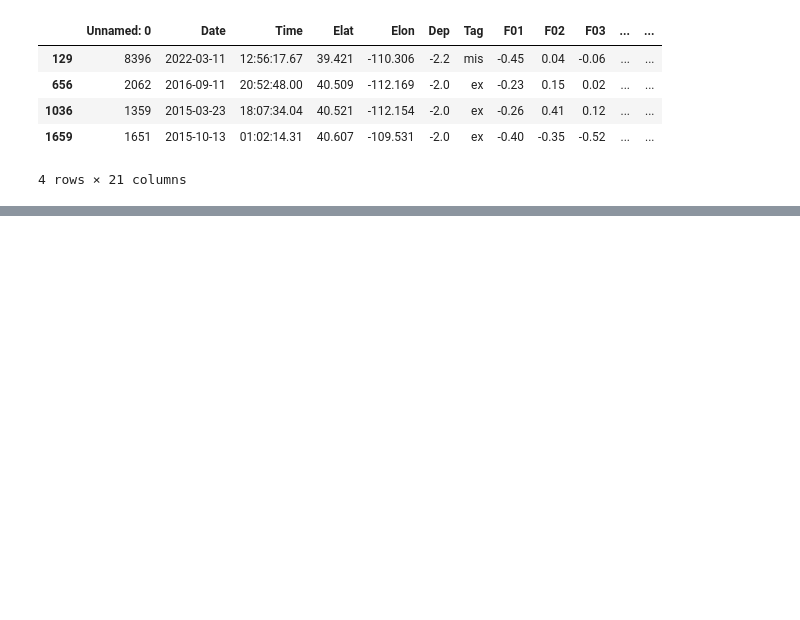
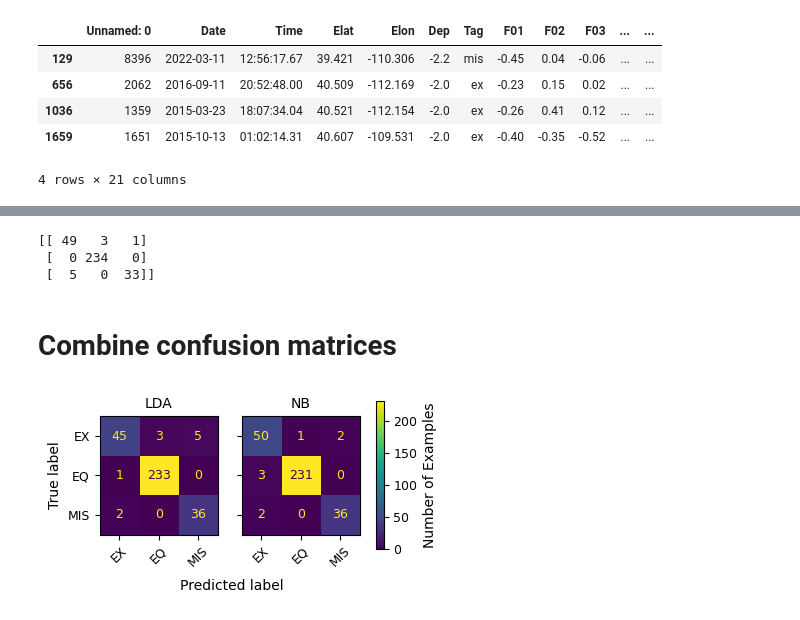
Before and after one commit to armstrong06/UT_event_classifier, a Jupyter notebook: notebooks/NBAndLDASelectedFeatures.ipynb, the cells around one changed output, grey strips where cells are left out. Drawn from its saved outputs; the diff is of its cells as text; code cells hidden in the pictures; blank space fills up the shorter version.

```diff
--- a/notebooks/NBAndLDASelectedFeatures.ipynb
+++ b/notebooks/NBAndLDASelectedFeatures.ipynb
@@ -122,8 +133,8 @@ X_test_scaled.shape
 # %%
 y_test_pred_lda = lda.predict(X_test_scaled)
 # %%
-cm = confusion_matrix(y_test, y_test_pred_lda)
-print(cm)
+cm_lda_test = confusion_matrix(y_test, y_test_pred_lda)
+print(cm_lda_test)
 # %% [output]
 [[ 45   3   5]
  [  1 233   0]
@@ -205,8 +228,8 @@ f1_score(y_train, y_train_pred_nb, average='macro')
 ## NB testing results with 5 features
 # %%
 y_test_pred_nb = nb.predict(X_test_scaled)
-cm = confusion_matrix(y_test, y_test_pred_nb)
-print(cm)
+cm_nb_test = confusion_matrix(y_test, y_test_pred_nb)
+print(cm_nb_test)
 # %% [output]
 [[ 50   1   2]
  [  3 231   0]
@@ -267,0 +359,9 @@ test_all_feats_df.iloc[keep_inds3][y_test_all != y_test_all_pred_nb]
+# %%
+cm_test_rf = confusion_matrix(y_test, y_test_preds_rf)
+print(cm_test_rf)
+# %% [output]
+[[ 49   3   1]
+ [  0 234   0]
+ [  5   0  33]]
+# %% [markdown]
+# Combine confusion matrices
@@ -267,0 +372,31 @@ test_all_feats_df.iloc[keep_inds3][y_test_all != y_test_all_pred_nb]
+# %%
+SMALL_SIZE = 9
+MEDIUM_SIZE = 10
+BIGGER_SIZE = 12
+
+plt.rc('font', size=SMALL_SIZE)          # controls default text sizes
+plt.rc('axes', titlesize=MEDIUM_SIZE)     # fontsize of the axes title
+plt.rc('axes', labelsize=MEDIUM_SIZE)    # fontsize of the x and y labels
+plt.rc('xtick', labelsize=SMALL_SIZE)    # fontsize of the tick labels
+plt.rc('ytick', labelsize=SMALL_SIZE)    # fontsize of the tick labels
+plt.rc('legend', fontsize=SMALL_SIZE)    # legend fontsize
+plt.rc('figure', titlesize=MEDIUM_SIZE)  # fontsize of the figure title
+plt.rc('figure', labelsize=MEDIUM_SIZE)
+# %%
+fig, axes = plt.subplots(1, 2, sharey='row', figsize=(4.2, 4.8))
+i = 0
+for key, cm, ax in zip(["LDA", "NB"], [cm_lda_test, cm_nb_test], axes):
+    disp = ConfusionMatrixDisplay(confusion_matrix=cm,
+                        display_labels=['EX', 'EQ', 'MIS'])
+    disp.plot(ax=ax, xticks_rotation=45)
+    disp.ax_.set_title(key)
+    disp.im_.colorbar.remove()
+    disp.ax_.set_xlabel('')
+    if i!=0:
+        disp.ax_.set_ylabel('')
+    i+=1
+fig.colorbar(disp.im_, ax=axes, shrink=0.4, label="Number of Examples")
+fig.supxlabel('Predicted label', y=0.25, x=0.44)
+plt.show()
+# %% [output]
+[figure, added]
```
Also changed, not shown: parts of 28 cells of this notebook, 6 other files.
